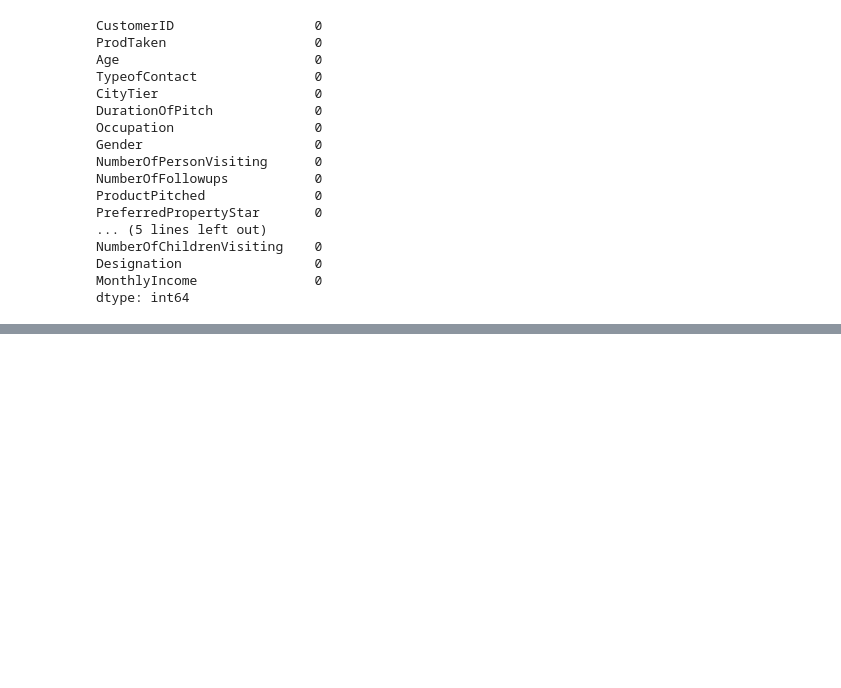
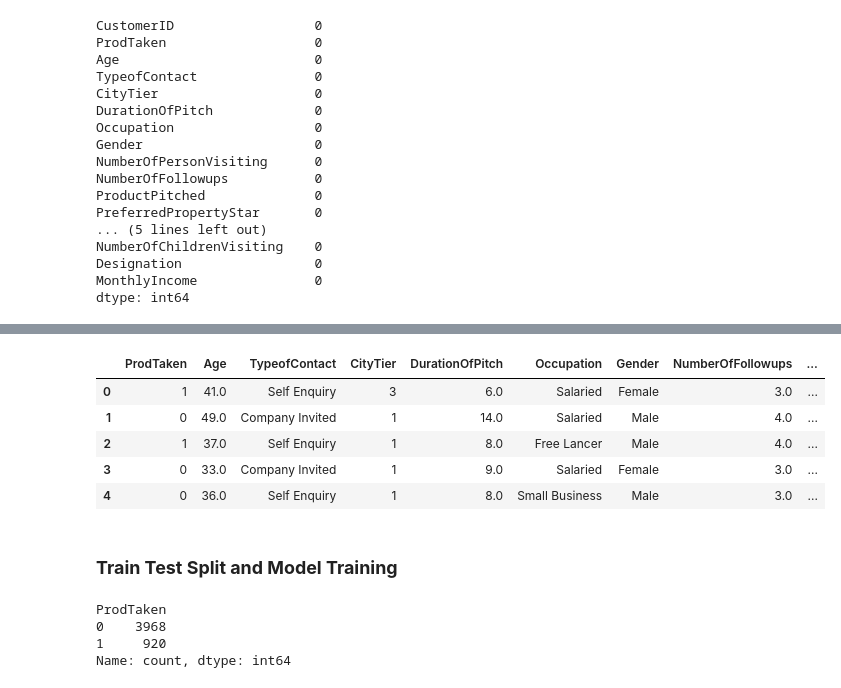
Before and after one commit to sukriti-waani/Machine-Learning, a Jupyter notebook: 10-Random_Forest/10.2_implementation/holiday_package_prediction.ipynb, the cells around one changed output, grey strips where cells are left out. Cells and saved outputs as stored; diff of their text form; code cells hidden in the pictures; blank space fills up the shorter version.

```diff
--- a/10-Random_Forest/10.2_implementation/holiday_package_prediction.ipynb
+++ b/10-Random_Forest/10.2_implementation/holiday_package_prediction.ipynb
@@ -218,0 +232,6 @@ df.drop('CustomerID', inplace=True, axis=1)
+# %%
+# Create a new column 'TotalVisiting'
+# It adds the number of adults visiting and the number of children visiting
+
+df['TotalVisiting'] = df['NumberOfPersonVisiting'] + df['NumberOfChildrenVisiting']
+df.drop(columns=['NumberOfChildrenVisiting', 'NumberOfPersonVisiting'], axis=1, inplace=True)
@@ -218,0 +274,11 @@ df.drop('CustomerID', inplace=True, axis=1)
+# %%
+df.head()
+# %% [output]
+|  | ProdTaken | Age | TypeofContact | CityTier | DurationOfPitch | Occupation | Gender | NumberOfFollowups | ... |
+| 0 | 1 | 41.0 | Self Enquiry | 3 | 6.0 | Salaried | Female | 3.0 | ... |
+| 1 | 0 | 49.0 | Company Invited | 1 | 14.0 | Salaried | Male | 4.0 | ... |
+| 2 | 1 | 37.0 | Self Enquiry | 1 | 8.0 | Free Lancer | Male | 4.0 | ... |
+| 3 | 0 | 33.0 | Company Invited | 1 | 9.0 | Salaried | Female | 3.0 | ... |
+| 4 | 0 | 36.0 | Self Enquiry | 1 | 8.0 | Small Business | Male | 3.0 | ... |
+# %% [markdown]
+### **Train Test Split and Model Training**
@@ -218,0 +293,7 @@ df.drop('CustomerID', inplace=True, axis=1)
+# %%
+y.value_counts()
+# %% [output]
+ProdTaken
+0    3968
+1     920
+Name: count, dtype: int64
```
Also changed, not shown: parts of 17 cells of this notebook.
